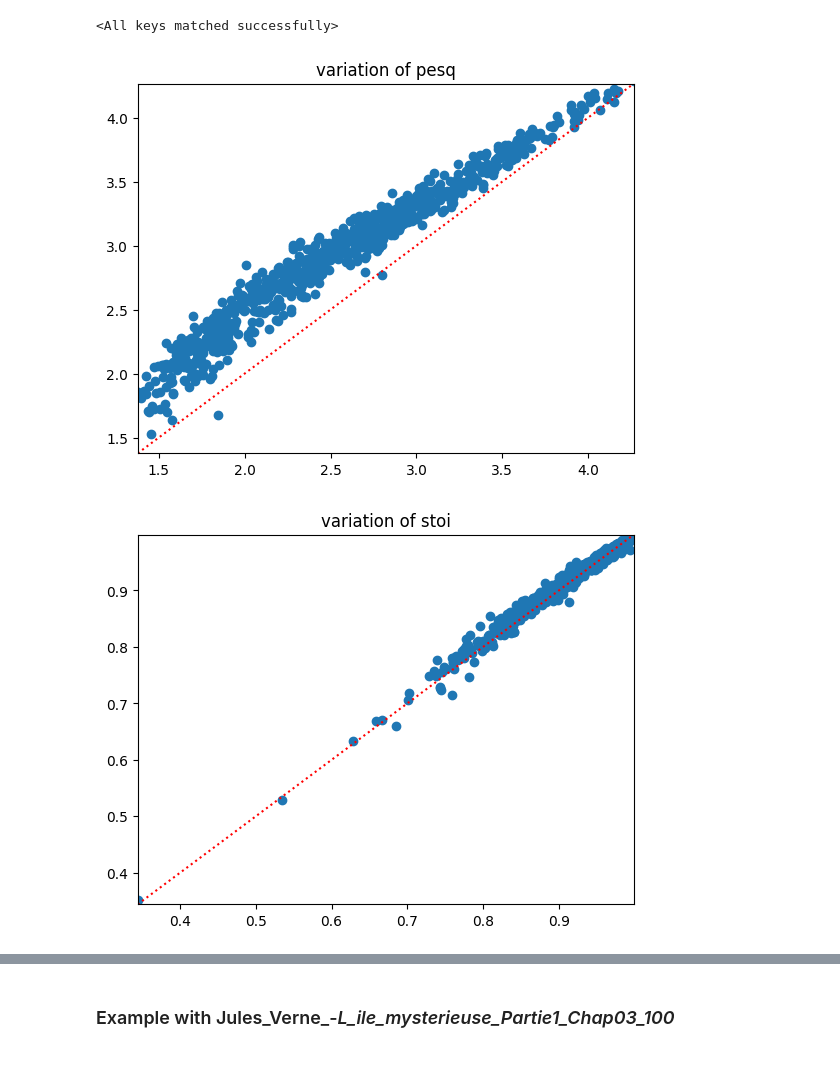
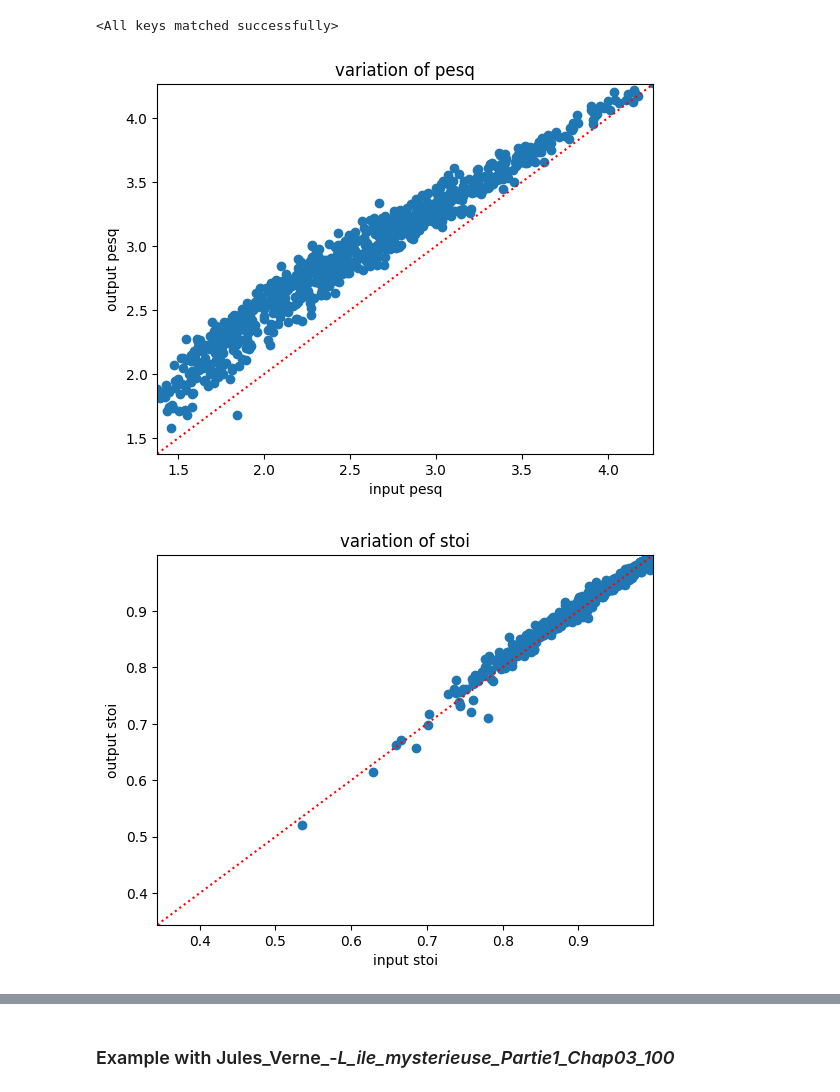
Before and after one commit to HugoRbrt/Denoising, a Jupyter notebook: method_spectro/method_spectro.ipynb, the cells around one changed output, grey strips where cells are left out. Cells and saved outputs as stored; diff of their text form; code cells hidden in the pictures; blank space fills up the shorter version.

```diff
--- a/method_spectro/method_spectro.ipynb
+++ b/method_spectro/method_spectro.ipynb
@@ -423,20 +442,24 @@ for idx, (f, t, inputs, targets, phase, true_phase)  in enumerate(test_spectro_l
 # %%
 plt.title("variation of pesq")
 plt.scatter(pesq_originals, pesq_preds)
 plt.xlim(np.min(pesq_originals), np.max(pesq_originals))
 plt.ylim(np.min(pesq_originals),np.max(pesq_originals))
 plt.plot([min(pesq_originals), max(pesq_originals)], [min(pesq_originals), max(pesq_originals)], color='red', linestyle=':', label='Identity Line')
+plt.xlabel("input pesq")
+plt.ylabel("output pesq")
 plt.show()
 
 plt.title("variation of stoi")
 plt.scatter(stoi_originals, stoi_preds)
 plt.xlim(np.min(stoi_originals), np.max(stoi_originals))
 plt.ylim(np.min(stoi_originals),np.max(stoi_originals))
 plt.plot([min(stoi_originals), max(stoi_originals)], [min(stoi_originals), max(stoi_originals)], color='red', linestyle=':', label='Identity Line')
+plt.xlabel("input stoi")
+plt.ylabel("output stoi")
 plt.show()
 # %% [output]
-[figure, old version]
+[figure, new version]
-[figure, old version]
+[figure, new version]
 # %%
 stoi_diffs = [a - b for a, b in zip(stoi_preds, stoi_originals)]  # >0 is better
 pesq_diffs = [a - b for a, b in zip(pesq_preds, pesq_originals)]  # >0 is better
```
Also changed, not shown: parts of 4 cells of this notebook.
